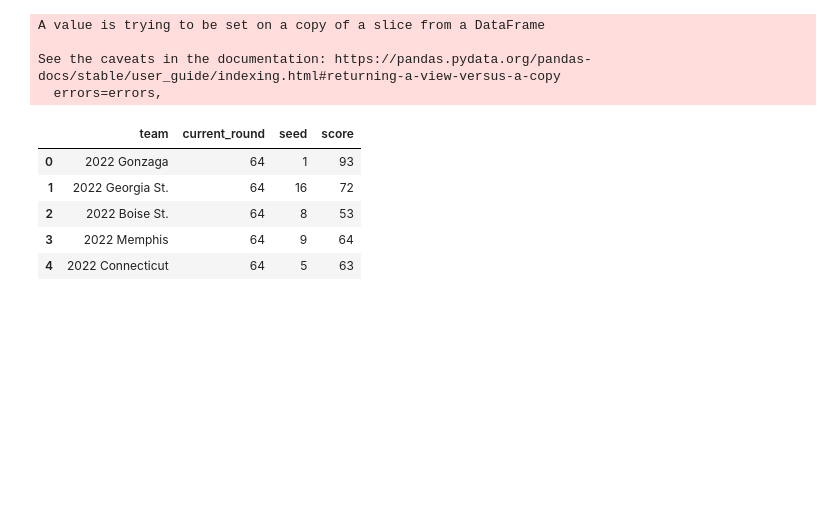
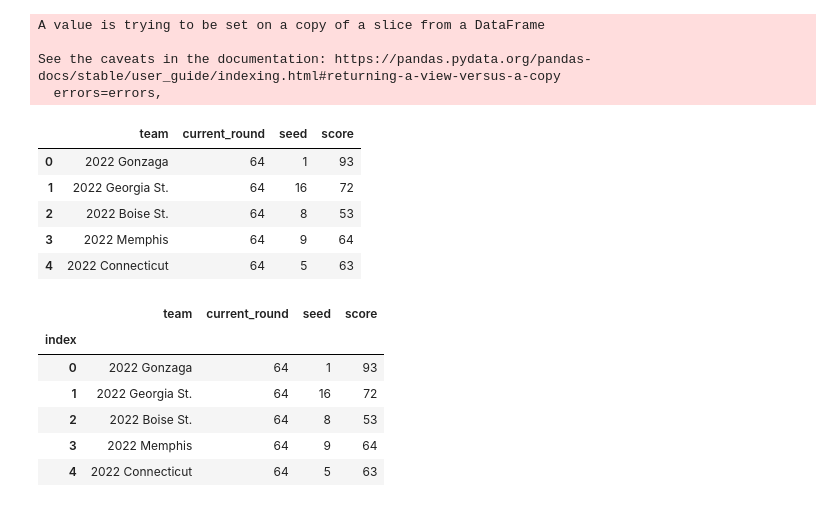
Before and after one commit to J0HN-MAC/March_Madness_Analysis, a Jupyter notebook: tourney_score_transform.ipynb, the cells around one changed output. Drawn from its saved outputs; the diff is of its cells as text; code cells hidden in the pictures; blank space fills up the shorter version.

Commit message:
modified score ipynb, added erd image

```diff
--- a/tourney_score_transform.ipynb
+++ b/tourney_score_transform.ipynb
@@ -86,6 +86,18 @@ See the caveats in the documentation: https://pandas.pydata.org/pandas-docs/stab
 | 2 | 2022 Boise St. | 64 | 8 | 53 |
 | 3 | 2022 Memphis | 64 | 9 | 64 |
 | 4 | 2022 Connecticut | 64 | 5 | 63 |
+# %%
+# Add "index" label to index column so this table will have a primary key
+clean_score_df.index.name = "index"
+clean_score_df.head()
+# %% [output]
+|  | team | current_round | seed | score |
+| index |  |  |  |  |
+| 0 | 2022 Gonzaga | 64 | 1 | 93 |
+| 1 | 2022 Georgia St. | 64 | 16 | 72 |
+| 2 | 2022 Boise St. | 64 | 8 | 53 |
+| 3 | 2022 Memphis | 64 | 9 | 64 |
+| 4 | 2022 Connecticut | 64 | 5 | 63 |
 # %%
 # Export datafrome to csv file
 file_path = 'Resources/clean_score_data.csv'
```
Also changed, not shown: 2 other files.
